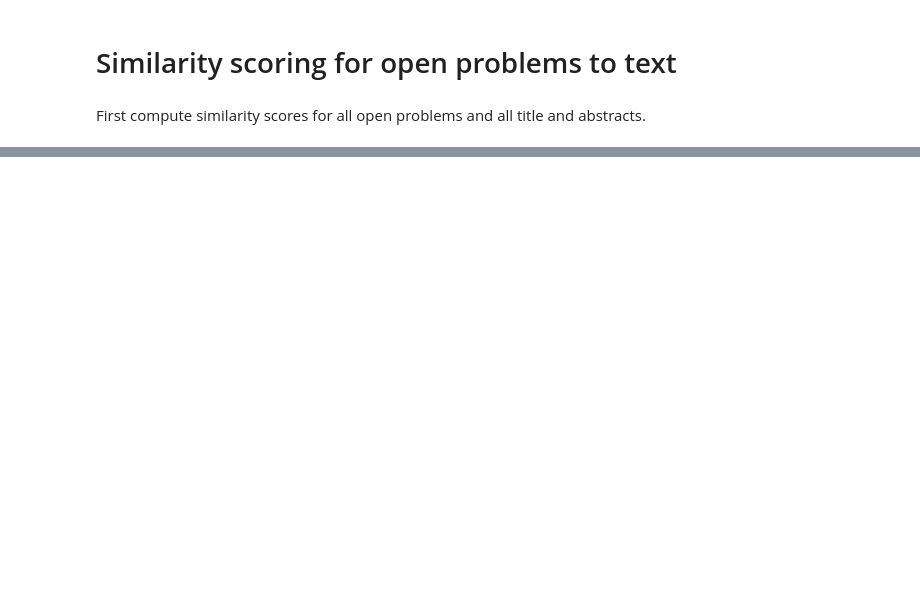
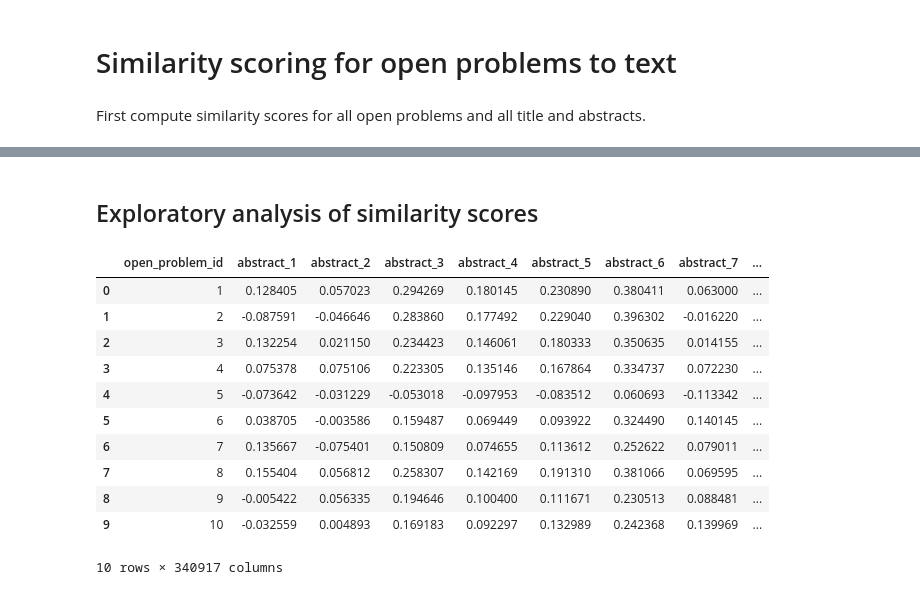
Before and after one commit to angelotalay/opl-analysis, a Jupyter notebook: embeddings.ipynb, the cells around one changed output, grey strips where cells are left out. Cells and saved outputs as stored; diff of their text form; code cells hidden in the pictures; blank space fills up the shorter version.

```diff
--- a/embeddings.ipynb
+++ b/embeddings.ipynb
@@ -205,3 +223,5 @@ df['open_problem_id'] = [f'problem_{i+1}' for i in range(similarity_scores_numpy
 df = df[['open_problem_id'] + [f'abstract_{i+1}' for i in range(similarity_scores.shape[1])]]
 
 df.to_csv('similarity_scores.csv', index=False)
+# %% [markdown]
+## Exploratory analysis of similarity scores
@@ -207,0 +236,15 @@ df.to_csv('similarity_scores.csv', index=False)
+# %%
+similarity_scores_df.head(10)
+# %% [output]
+|  | open_problem_id | abstract_1 | abstract_2 | abstract_3 | abstract_4 | abstract_5 | abstract_6 | abstract_7 | ... |
+| 0 | 1 | 0.128405 | 0.057023 | 0.294269 | 0.180145 | 0.230890 | 0.380411 | 0.063000 | ... |
+| 1 | 2 | -0.087591 | -0.046646 | 0.283860 | 0.177492 | 0.229040 | 0.396302 | -0.016220 | ... |
+| 2 | 3 | 0.132254 | 0.021150 | 0.234423 | 0.146061 | 0.180333 | 0.350635 | 0.014155 | ... |
+| 3 | 4 | 0.075378 | 0.075106 | 0.223305 | 0.135146 | 0.167864 | 0.334737 | 0.072230 | ... |
+| 4 | 5 | -0.073642 | -0.031229 | -0.053018 | -0.097953 | -0.083512 | 0.060693 | -0.113342 | ... |
+| 5 | 6 | 0.038705 | -0.003586 | 0.159487 | 0.069449 | 0.093922 | 0.324490 | 0.140145 | ... |
+| 6 | 7 | 0.135667 | -0.075401 | 0.150809 | 0.074655 | 0.113612 | 0.252622 | 0.079011 | ... |
+| 7 | 8 | 0.155404 | 0.056812 | 0.258307 | 0.142169 | 0.191310 | 0.381066 | 0.069595 | ... |
+| 8 | 9 | -0.005422 | 0.056335 | 0.194646 | 0.100400 | 0.111671 | 0.230513 | 0.088481 | ... |
+| 9 | 10 | -0.032559 | 0.004893 | 0.169183 | 0.092297 | 0.132989 | 0.242368 | 0.139969 | ... |
+10 rows × 340917 columns
```
Also changed, not shown: parts of 17 cells of this notebook, 1 other file.
